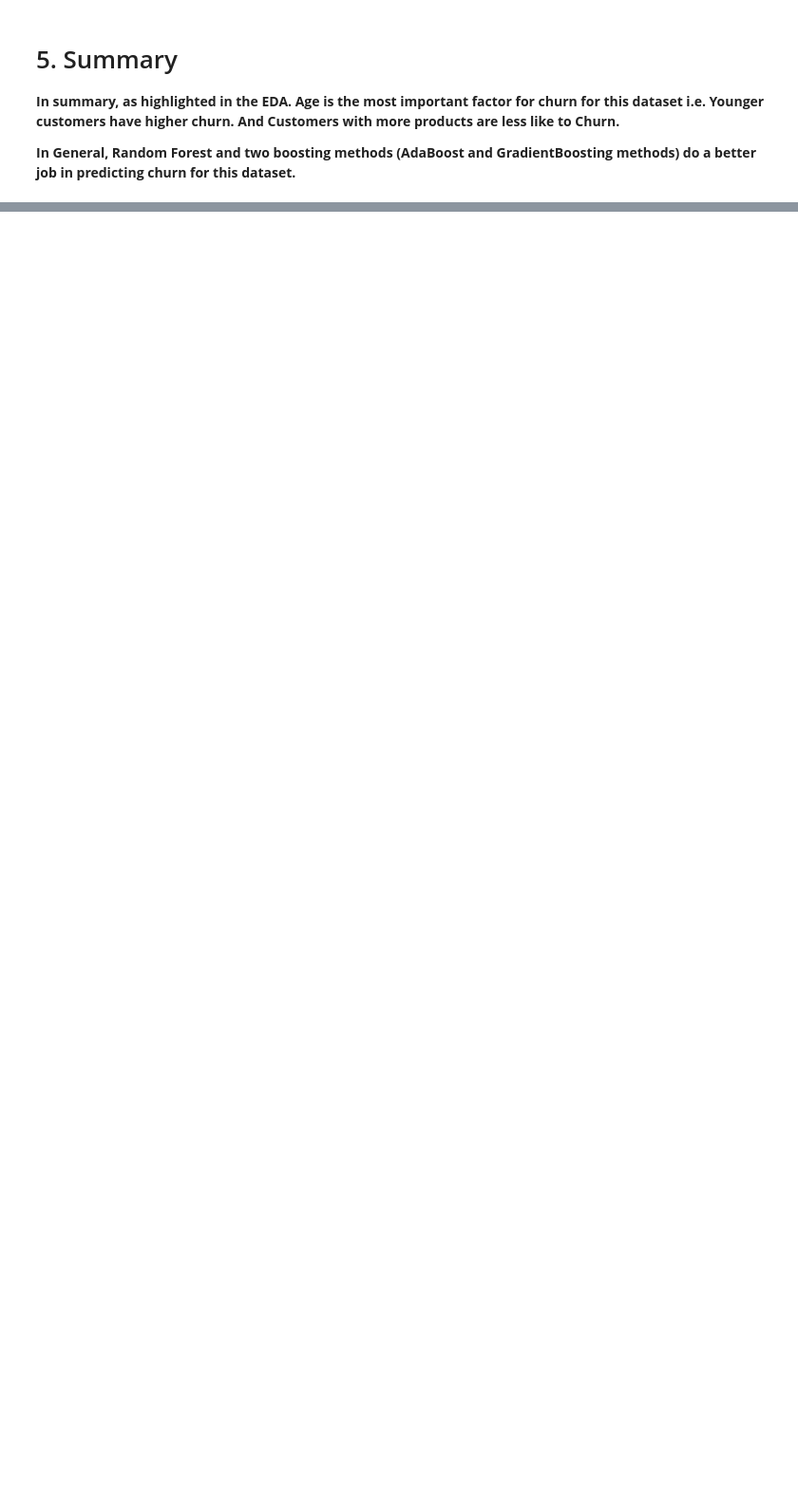
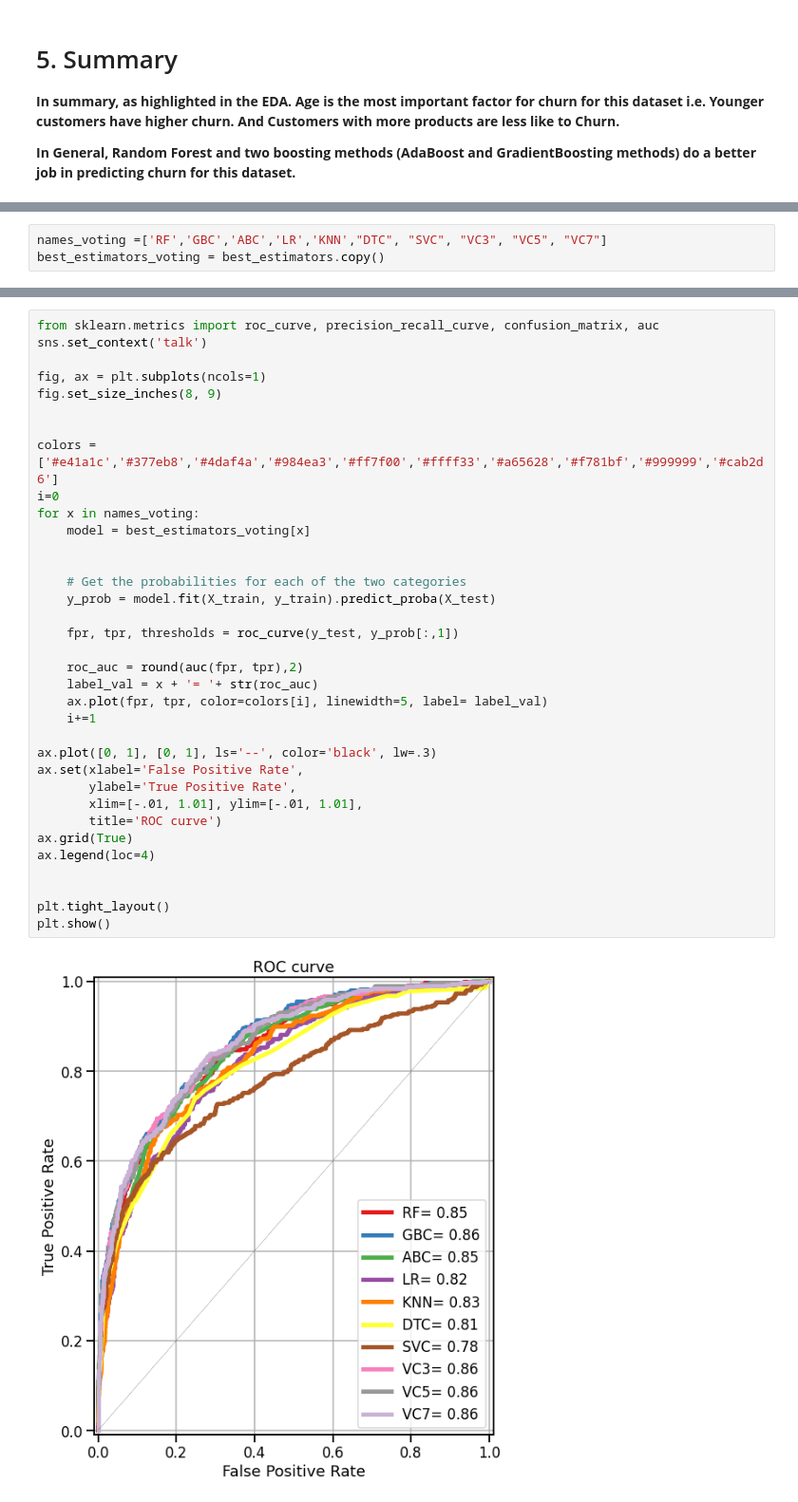
Before and after one commit to i-bishalb/MachineLearningAssignments, a Jupyter notebook: Bank_Customers_Churn_Classification/Churn_Classification.ipynb, the cells around one changed output, grey strips where cells are left out. Shown at 95% size. Drawn from its saved outputs; the diff is of its cells as text; blank space fills up the shorter version.

Commit message:
Added voting classifier section

```diff
--- a/Bank_Customers_Churn_Classification/Churn_Classification.ipynb
+++ b/Bank_Customers_Churn_Classification/Churn_Classification.ipynb
@@ -669,0 +675,3 @@ plt.show()
+# %%
+names_voting =['RF','GBC','ABC','LR','KNN',"DTC", "SVC", "VC3", "VC5", "VC7"]
+best_estimators_voting = best_estimators.copy()
@@ -669,0 +723,37 @@ plt.show()
+# %%
+from sklearn.metrics import roc_curve, precision_recall_curve, confusion_matrix, auc
+sns.set_context('talk')
+
+fig, ax = plt.subplots(ncols=1)
+fig.set_size_inches(8, 9)
+
+
+colors =['#e41a1c','#377eb8','#4daf4a','#984ea3','#ff7f00','#ffff33','#a65628','#f781bf','#999999','#cab2d6']
+i=0
+for x in names_voting:
+    model = best_estimators_voting[x]
+
+
+    # Get the probabilities for each of the two categories
+    y_prob = model.fit(X_train, y_train).predict_proba(X_test)
+
+    fpr, tpr, thresholds = roc_curve(y_test, y_prob[:,1])
+
+    roc_auc = round(auc(fpr, tpr),2)
+    label_val = x + '= '+ str(roc_auc)
+    ax.plot(fpr, tpr, color=colors[i], linewidth=5, label= label_val)
+    i+=1
+
+ax.plot([0, 1], [0, 1], ls='--', color='black', lw=.3)
+ax.set(xlabel='False Positive Rate',
+       ylabel='True Positive Rate',
+       xlim=[-.01, 1.01], ylim=[-.01, 1.01],
+       title='ROC curve')
+ax.grid(True)
+ax.legend(loc=4)
+
+
+plt.tight_layout()
+plt.show()
+# %% [output]
+[figure, added]
```
Also changed, not shown: parts of 8 cells of this notebook.
